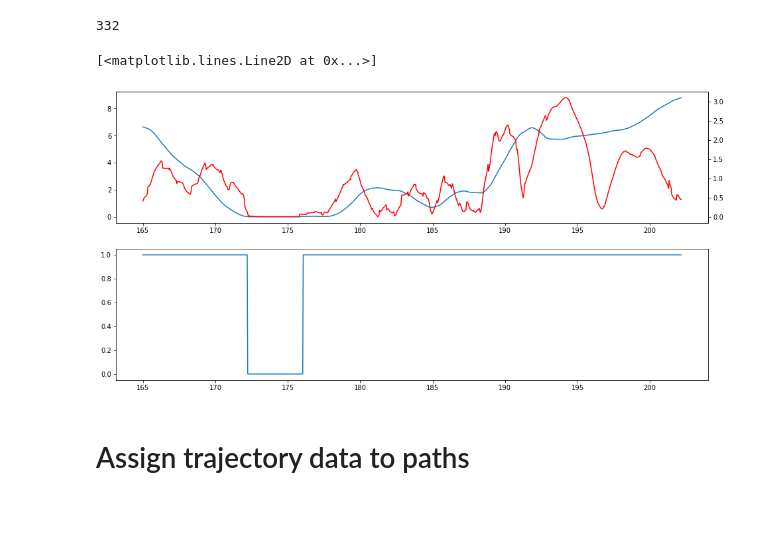
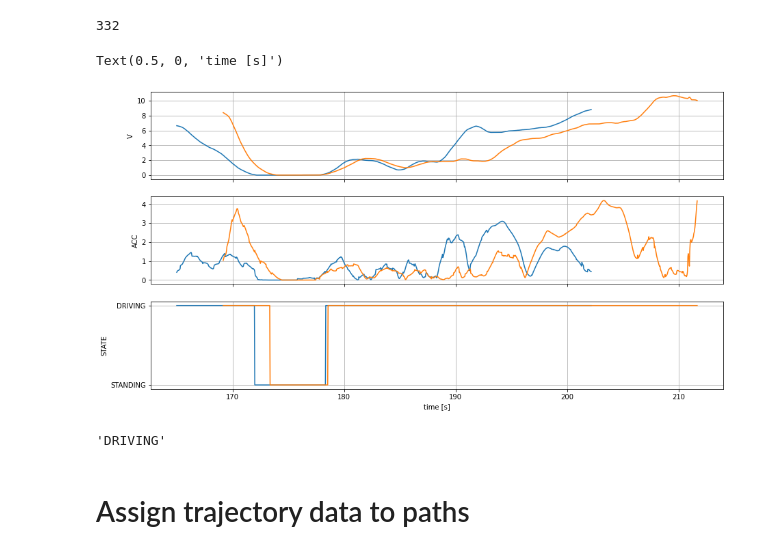
Before and after one commit to kopytjuk/opendd-analysis, a Jupyter notebook: notebooks/Distance Analysis.ipynb, the cells around one changed output. Cells and saved outputs as stored; diff of their text form; code cells hidden in the pictures; blank space fills up the shorter version.

```diff
--- a/notebooks/Distance Analysis.ipynb
+++ b/notebooks/Distance Analysis.ipynb
@@ -203,0 +303,11 @@ memory usage: 25.9+ KB
+# %%
+N = 3
+
+fig, ax = plt.subplots(figsize=(15, 10))
+trafficlanes.plot(ax=ax, color="k")
+
+colors = random_colors(N, seed=115)
+gdf_traces.sample(N, random_state=115).plot(ax=ax, alpha=0.7, lw=3, color=colors)
+
+# cx.add_basemap(ax, crs=gdf_traces_vehicle.crs.to_string(), source=cx.providers.CartoDB.Voyager, zoom="auto")
+ax.set_axis_off()
@@ -208,4 +317,0 @@ from enum import Enum
-# %%
-class VehicleState(Enum):
-    STANDING = 0
-    DRIVING = 1
@@ -227,23 +342,36 @@ def identify_state(row: pd.Series, standing_vel_threshold: float = 0.05/3.6, sta
 # %%
-gdf_traces["STATE"] = gdf_traces.apply(lambda row: identify_state(row), axis=1)
+gdf_traces["STATE"] = gdf_traces.apply(lambda row: identify_driving_state(row), axis=1)
 # %%
 len(gdf_traces)
 # %% [output]
 332
+# %%
+vp1 = gdf_traces.iloc[101]
+vp2 = gdf_traces.iloc[104]
+traj1 = Trajectory.from_trace(vp1, ["V", "ACC", "STATE"])
+traj2 = Trajectory.from_trace(vp2, ["V", "ACC", "STATE"])
 # %%
-vp = gdf_traces.iloc[101]
-time_array = vp["START_TIME"] + 1/VEHICLE_SAMPLE_RATE*np.arange(0, vp["NUM_SAMPLES"])
+fig, axs = plt.subplots(nrows=traj1.dim, figsize=(15, 8), sharex=True)
 
-fig, (ax, ax_state) = plt.subplots(nrows=2, figsize=(16, 8))
+for i, ax in enumerate(axs):
+    ax.set_ylabel(traj1.names[i])
+    ax.grid()
 
-ax.plot(time_array, vp["V"])
-ax_acc = ax.twinx()
-ax_acc.plot(time_array, vp["ACC"], c="r")
+traj1.plot(axs)
+traj2.plot(axs)
 
-ax_state.plot(time_array, vp["STATE"])
+axs[-1].set_yticks([VehicleState.STANDING.value, VehicleState.DRIVING.value])
+axs[-1].set_yticklabels([VehicleState.STANDING.name, VehicleState.DRIVING.name])
+
+
+axs[-1].set_xlabel("time [s]")
 # %% [output]
-[<matplotlib.lines.Line2D at 0x...>]
+Text(0.5, 0, 'time [s]')
-[figure, old version]
+[figure, new version]
+# %%
+str(VehicleState.DRIVING.name)
+# %% [output]
+'DRIVING'
 # %% [markdown]
 # Assign trajectory data to paths
 # %% [markdown]
```
Also changed, not shown: parts of 61 cells of this notebook, 4 other files.
